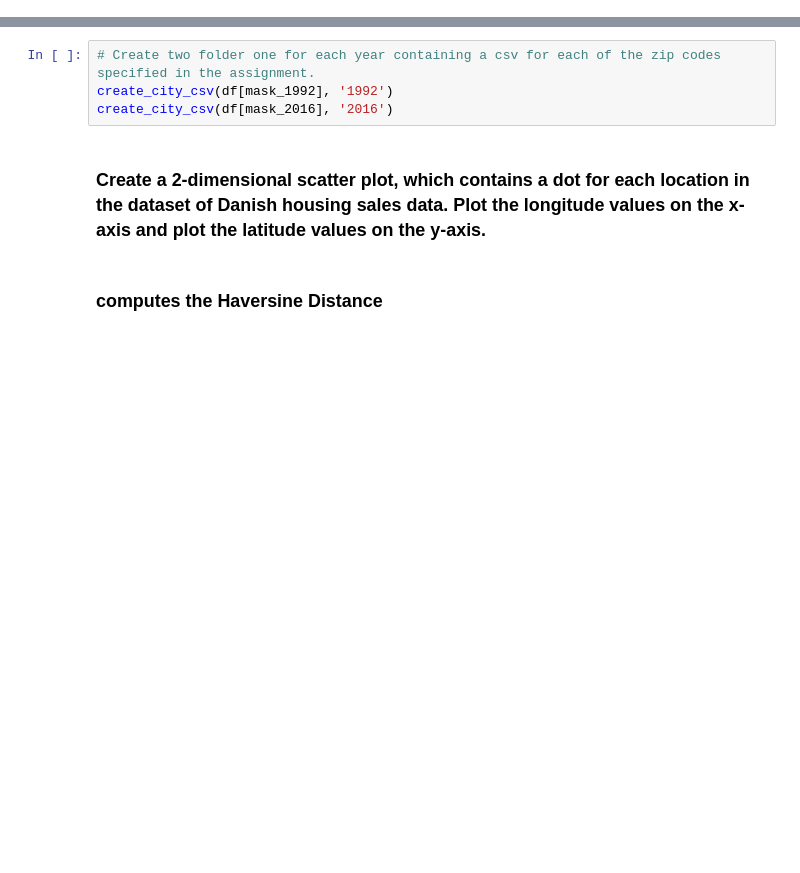
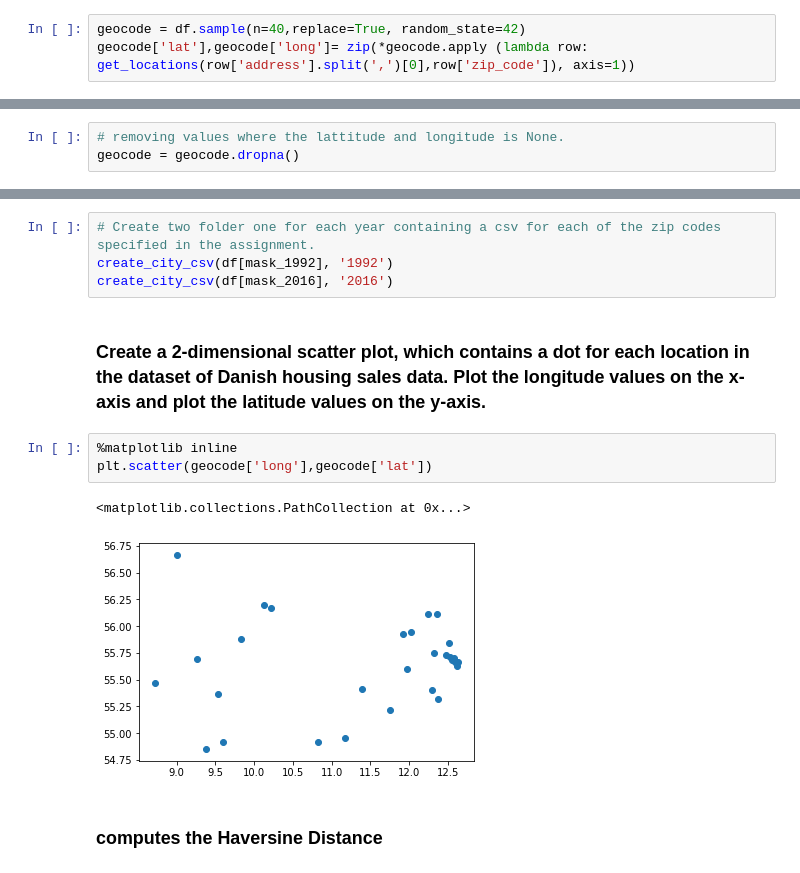
Before and after one commit to pravien/Business-Intelligence, a Jupyter notebook: assignment-2/Assignment-2.ipynb, the cells around one changed output, grey strips where cells are left out. Saved outputs shown, nothing was run; the diff lists cells and outputs as text; blank space fills up the shorter version.

```diff
--- a/assignment-2/Assignment-2.ipynb
+++ b/assignment-2/Assignment-2.ipynb
@@ -69,0 +89,3 @@ df = create_data_frame()
+# %%
+geocode = df.sample(n=40,replace=True, random_state=42)
+geocode['lat'],geocode['long']= zip(*geocode.apply (lambda row: get_locations(row['address'].split(',')[0],row['zip_code']), axis=1))
@@ -70,3 +99,6 @@ df = create_data_frame()
+# %%
+# removing values where the lattitude and longitude is None.
+geocode = geocode.dropna()
 # %% [markdown]
 ### Convert all sales dates in the dataset into proper datetime objects
 # %%
@@ -164,5 +196,11 @@ create_city_csv(df[mask_1992], '1992')
 create_city_csv(df[mask_2016], '2016')
 # %% [markdown]
 ### Create a 2-dimensional scatter plot, which contains a dot for each location in the dataset of Danish housing sales data. Plot the longitude values on the x- axis and plot the latitude values on the y-axis.
+# %%
+%matplotlib inline
+plt.scatter(geocode['long'],geocode['lat'])
+# %% [output]
+<matplotlib.collections.PathCollection at 0x...>
+[figure, added]
 # %% [markdown]
 ### computes the Haversine Distance
```
Also changed, not shown: parts of 10 cells of this notebook, 1 other file.
